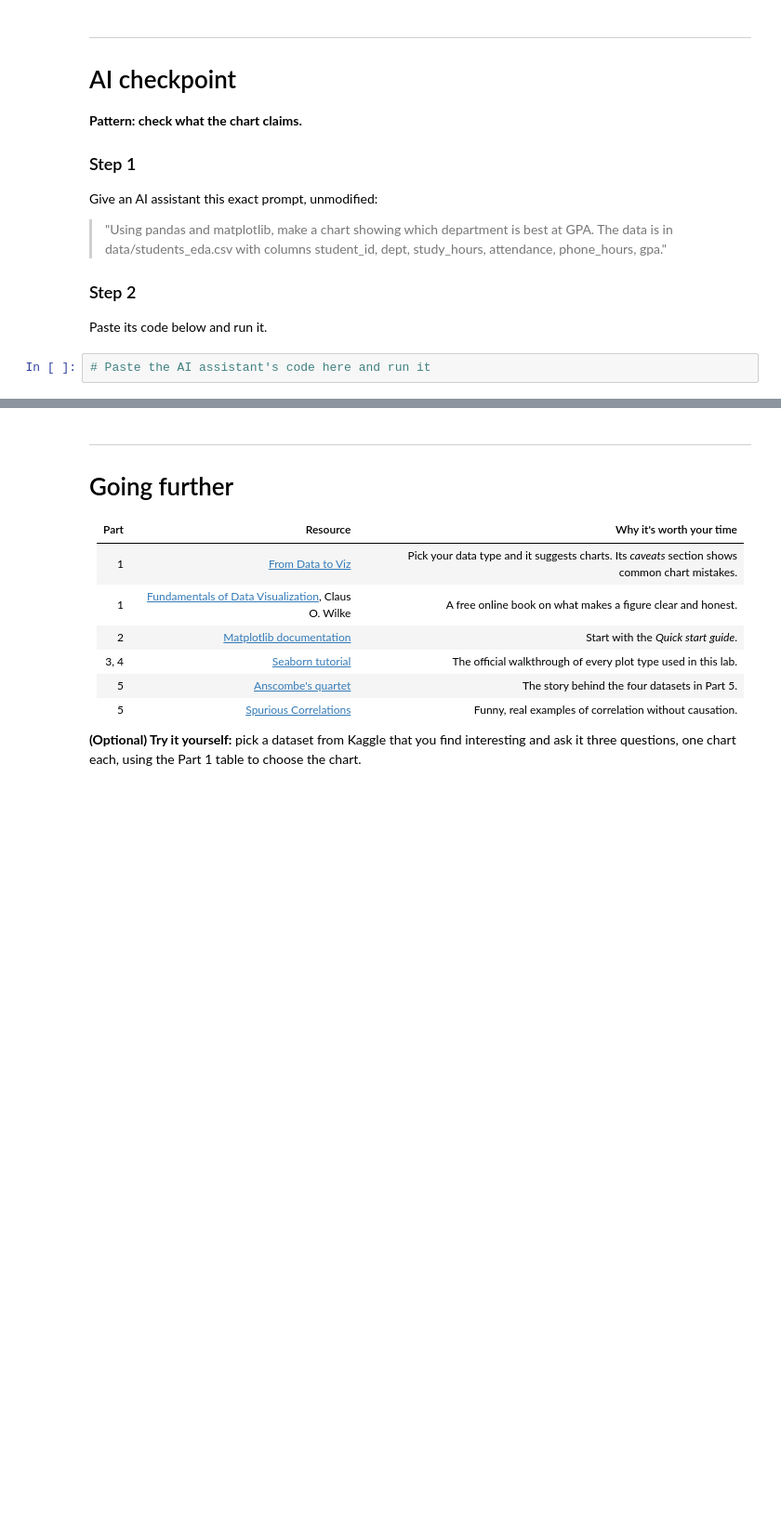
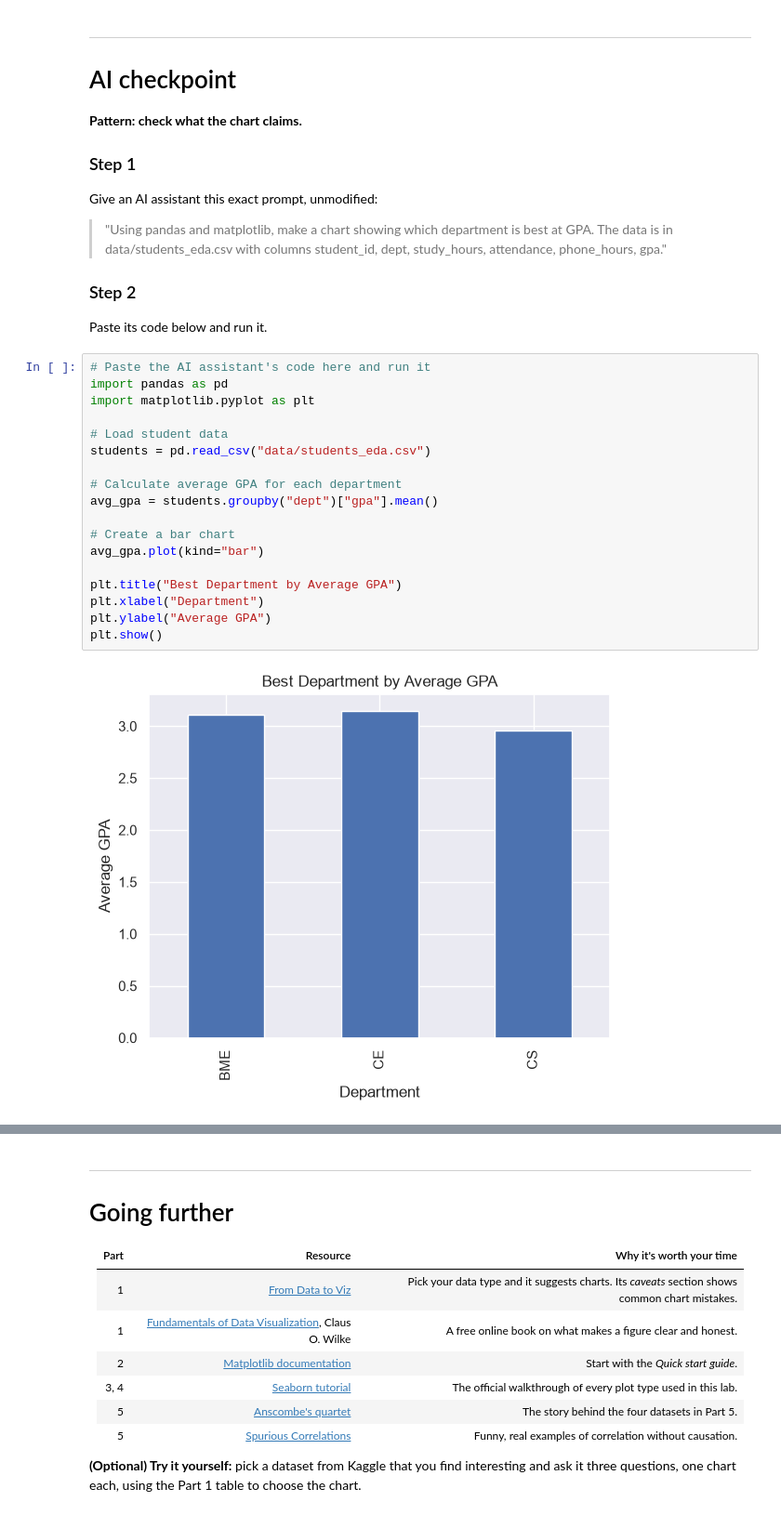
Before and after one commit to alanoudai20/arti303, a Jupyter notebook: lab06.ipynb, the cells around one changed output, grey strips where cells are left out. Shown at 93% size. Saved outputs shown, nothing was run; the diff lists cells and outputs as text; blank space fills up the shorter version.

```diff
--- a/lab06.ipynb
+++ b/lab06.ipynb
@@ -578,6 +752,24 @@ Give an AI assistant this exact prompt, unmodified:
 Paste its code below and run it.
 # %%
 # Paste the AI assistant's code here and run it
+import pandas as pd
+import matplotlib.pyplot as plt
+
+# Load student data
+students = pd.read_csv("data/students_eda.csv")
+
+# Calculate average GPA for each department
+avg_gpa = students.groupby("dept")["gpa"].mean()
+
+# Create a bar chart
+avg_gpa.plot(kind="bar")
+
+plt.title("Best Department by Average GPA")
+plt.xlabel("Department")
+plt.ylabel("Average GPA")
+plt.show()
+# %% [output]
+[figure, added]
 # %% [markdown]
 ### Step 3: answer these in your own words
 
```
Also changed, not shown: parts of 35 cells of this notebook, 2 other files.
